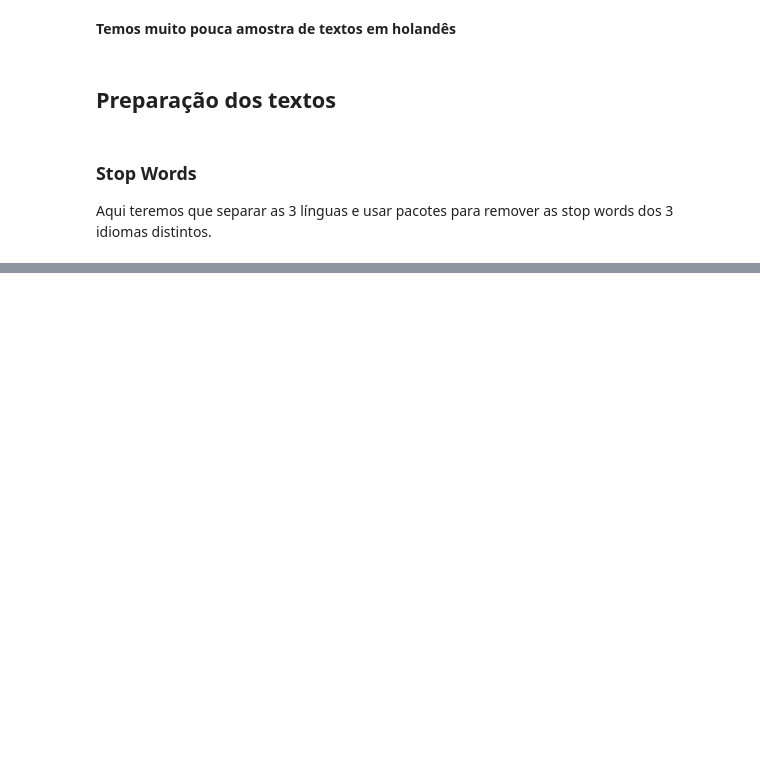
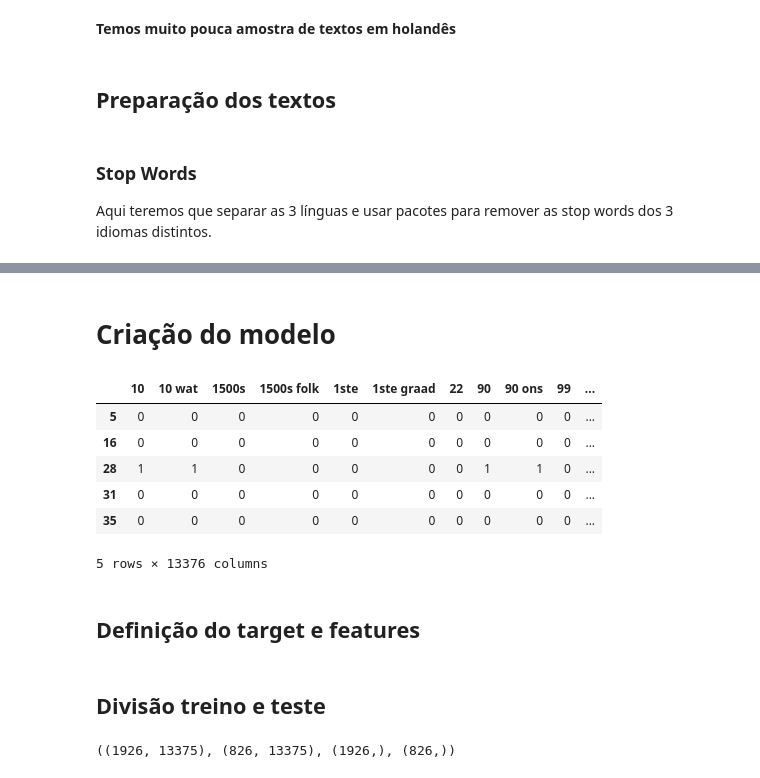
Before and after one commit to ben-hurs/Detector-de-l-ngua, a Jupyter notebook: notebook_detector_de_lingua.ipynb, the cells around one changed output, grey strips where cells are left out. Cells and saved outputs as stored; diff of their text form; code cells hidden in the pictures; blank space fills up the shorter version.

Commit message:
criação e treinamento do modelo

```diff
--- a/notebook_detector_de_lingua.ipynb
+++ b/notebook_detector_de_lingua.ipynb
@@ -93,0 +224,16 @@ df_holandes = df1[df1['language'] == 'Nederlands']
+# %% [markdown]
+# Criação do modelo
+# %%
+language_map = {'Afrikaans': 0, 'English':1, 'Nederlands':2}
+df_bow['language'] = df_bow['language'].map(language_map)
+df_bow.head()
+# %% [output]
+|  | 10 | 10 wat | 1500s | 1500s folk | 1ste | 1ste graad | 22 | 90 | 90 ons | 99 | ... |
+| 5 | 0 | 0 | 0 | 0 | 0 | 0 | 0 | 0 | 0 | 0 | ... |
+| 16 | 0 | 0 | 0 | 0 | 0 | 0 | 0 | 0 | 0 | 0 | ... |
+| 28 | 1 | 1 | 0 | 0 | 0 | 0 | 0 | 1 | 1 | 0 | ... |
+| 31 | 0 | 0 | 0 | 0 | 0 | 0 | 0 | 0 | 0 | 0 | ... |
+| 35 | 0 | 0 | 0 | 0 | 0 | 0 | 0 | 0 | 0 | 0 | ... |
+5 rows × 13376 columns
+# %% [markdown]
+## Definição do target e features
@@ -93,0 +246,2 @@ df_holandes = df1[df1['language'] == 'Nederlands']
+# %% [markdown]
+## Divisão treino e teste
@@ -93,0 +253,4 @@ df_holandes = df1[df1['language'] == 'Nederlands']
+# %%
+(x_train.shape, x_test.shape, y_train.shape, y_test.shape)
+# %% [output]
+((1926, 13375), (826, 13375), (1926,), (826,))
```
Also changed, not shown: parts of 17 cells of this notebook.
